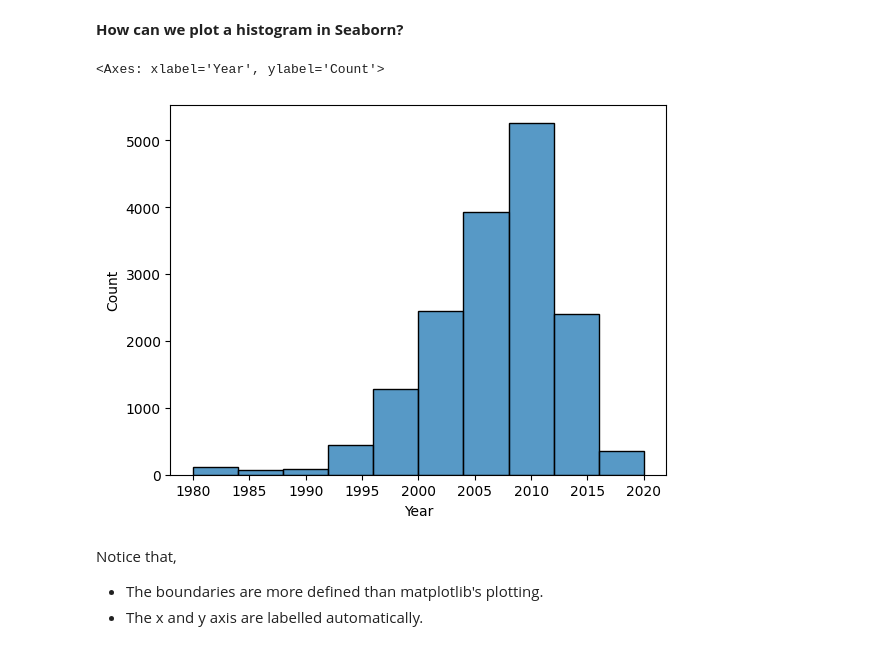
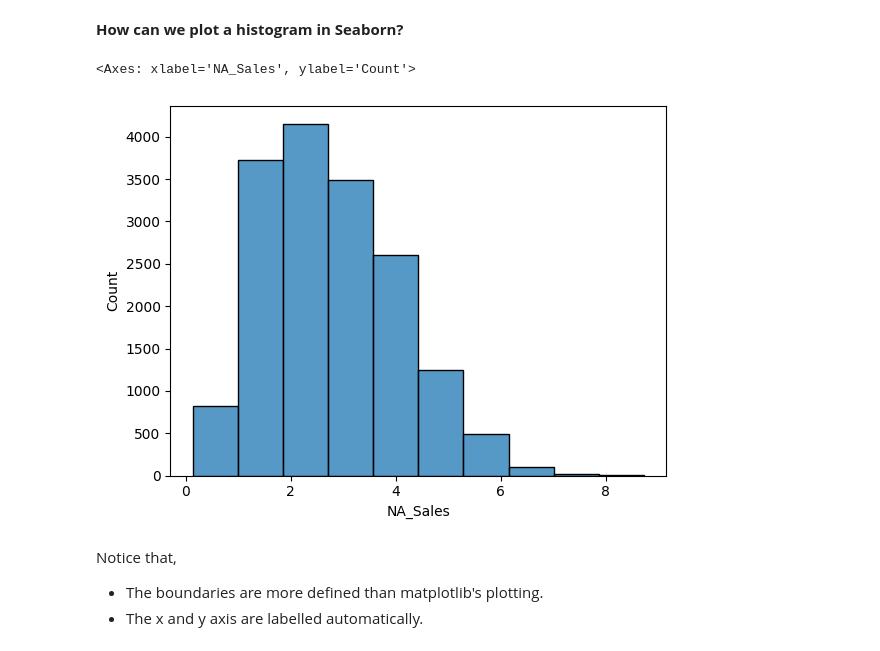
Before and after one commit to Mahesh-Karrevula/ML_LAB, a Jupyter notebook: Lab8_AP23110011446.ipynb, the cells around one changed output. Cells and saved outputs as stored; diff of their text form; code cells hidden in the pictures.

```diff
--- a/Lab8_AP23110011446.ipynb
+++ b/Lab8_AP23110011446.ipynb
@@ -505,10 +294,10 @@ array([1980., 1984., 1988., 1992., 1996., 2000., 2004., 2008., 2012.,
 # %% [markdown]
 **How can we plot a histogram in Seaborn?**
 # %%
-sns.histplot(data['Year'], bins=10)
+sns.histplot(data['NA_Sales'], bins=10)
 # %% [output]
-<Axes: xlabel='Year', ylabel='Count'>
+<Axes: xlabel='NA_Sales', ylabel='Count'>
-[figure, old version]
+[figure, new version]
 # %% [markdown]
 Notice that,
 - The boundaries are more defined than matplotlib's plotting.
```
Also changed, not shown: parts of 43 cells of this notebook.
